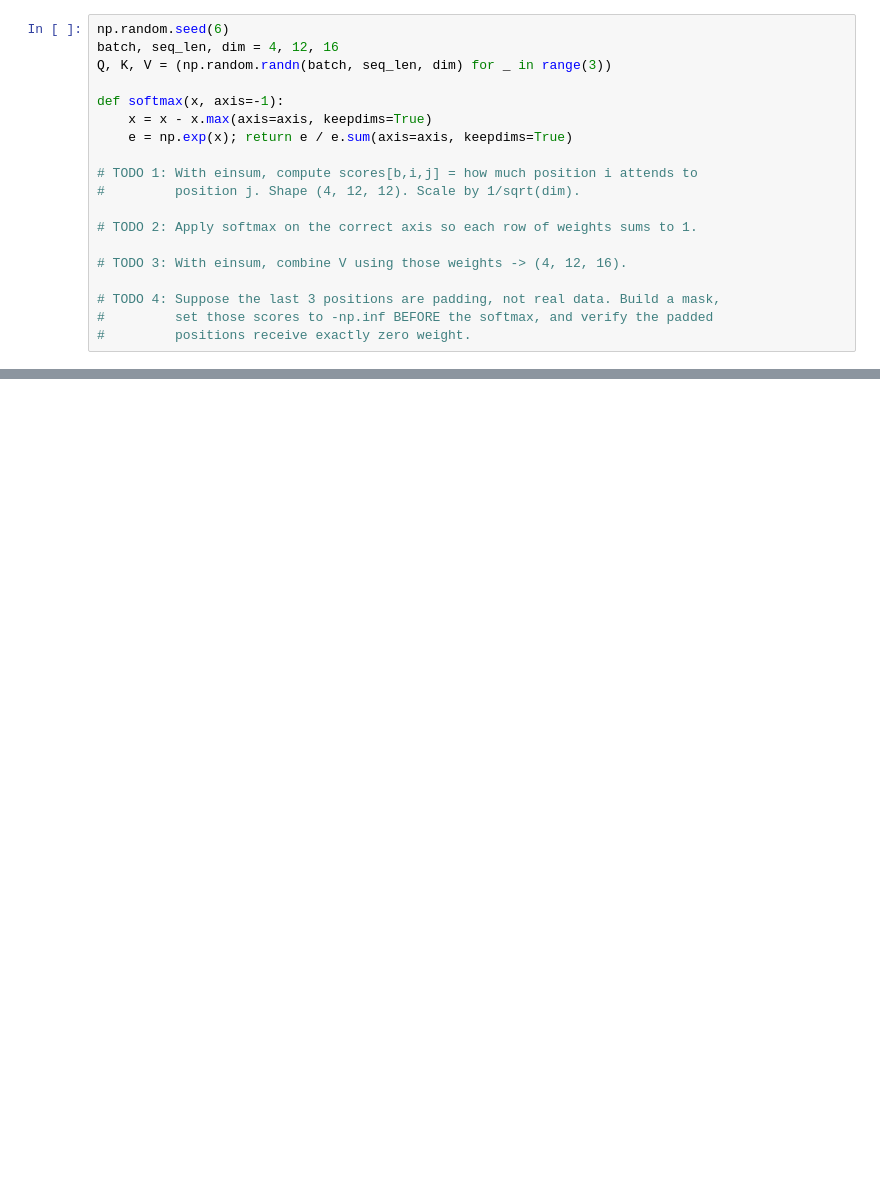
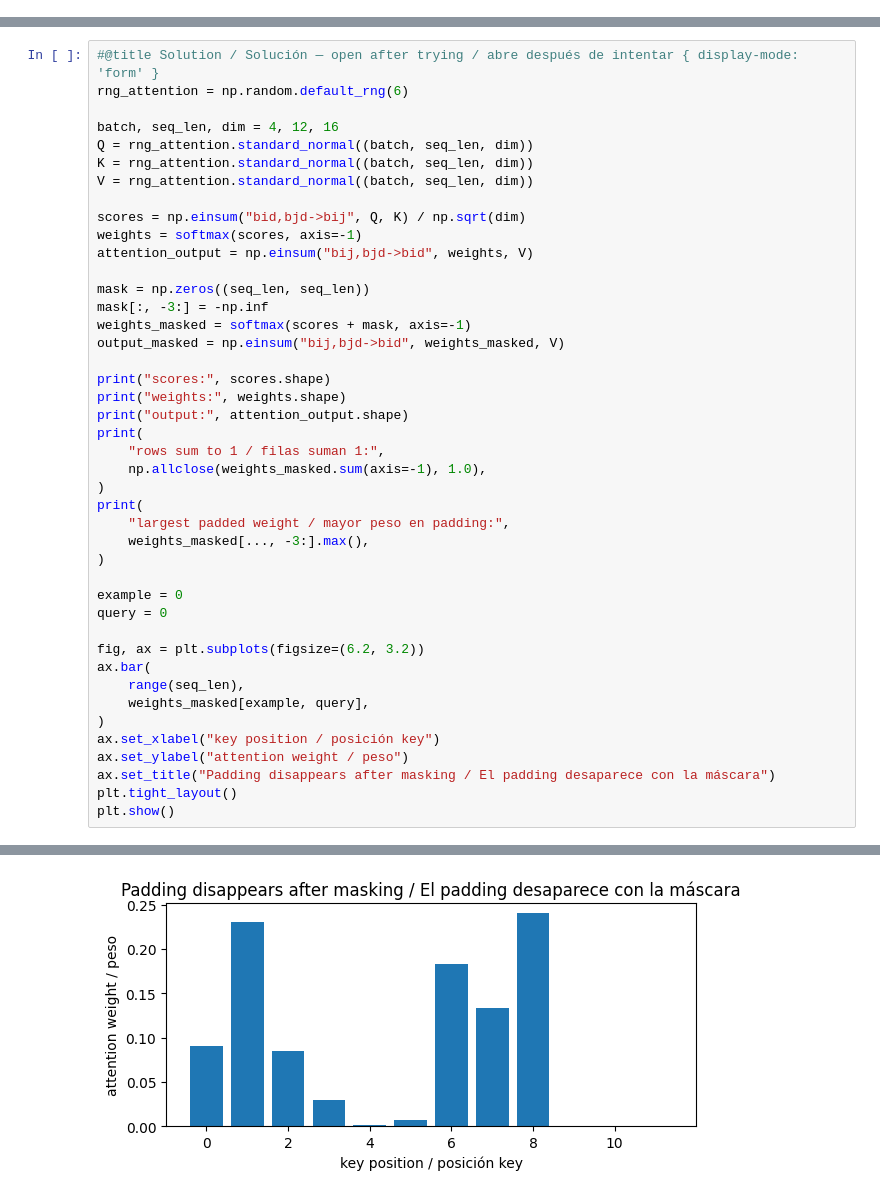
Before and after one commit to project-delphi/tensors-workshop, a Jupyter notebook: notebooks/11-wrap-up-and-take-homes.ipynb, the cells around one changed output, grey strips where cells are left out. Drawn from its saved outputs; the diff is of its cells as text; blank space fills up the shorter version.

```diff
--- a/notebooks/11-wrap-up-and-take-homes.ipynb
+++ b/notebooks/11-wrap-up-and-take-homes.ipynb
@@ -174,19 +0,0 @@ interactions.
-# %%
-np.random.seed(6)
-batch, seq_len, dim = 4, 12, 16
-Q, K, V = (np.random.randn(batch, seq_len, dim) for _ in range(3))
-
-def softmax(x, axis=-1):
-    x = x - x.max(axis=axis, keepdims=True)
-    e = np.exp(x); return e / e.sum(axis=axis, keepdims=True)
-
-# TODO 1: With einsum, compute scores[b,i,j] = how much position i attends to
-#         position j. Shape (4, 12, 12). Scale by 1/sqrt(dim).
-
-# TODO 2: Apply softmax on the correct axis so each row of weights sums to 1.
-
-# TODO 3: With einsum, combine V using those weights -> (4, 12, 16).
-
-# TODO 4: Suppose the last 3 positions are padding, not real data. Build a mask,
-#         set those scores to -np.inf BEFORE the softmax, and verify the padded
-#         positions receive exactly zero weight.
@@ -847,0 +195,44 @@ That is the whole workshop. Thank you for coming.
+# %%
+#@title Solution / Solución — open after trying / abre después de intentar { display-mode: 'form' }
+rng_attention = np.random.default_rng(6)
+
+batch, seq_len, dim = 4, 12, 16
+Q = rng_attention.standard_normal((batch, seq_len, dim))
+K = rng_attention.standard_normal((batch, seq_len, dim))
+V = rng_attention.standard_normal((batch, seq_len, dim))
+
+scores = np.einsum("bid,bjd->bij", Q, K) / np.sqrt(dim)
+weights = softmax(scores, axis=-1)
+attention_output = np.einsum("bij,bjd->bid", weights, V)
+
+mask = np.zeros((seq_len, seq_len))
+mask[:, -3:] = -np.inf
+weights_masked = softmax(scores + mask, axis=-1)
+output_masked = np.einsum("bij,bjd->bid", weights_masked, V)
+
+print("scores:", scores.shape)
+print("weights:", weights.shape)
+print("output:", attention_output.shape)
+print(
+    "rows sum to 1 / filas suman 1:",
+    np.allclose(weights_masked.sum(axis=-1), 1.0),
+)
+print(
+    "largest padded weight / mayor peso en padding:",
+    weights_masked[..., -3:].max(),
+)
+
+example = 0
+query = 0
+
+fig, ax = plt.subplots(figsize=(6.2, 3.2))
+ax.bar(
+    range(seq_len),
+    weights_masked[example, query],
+)
+ax.set_xlabel("key position / posición key")
+ax.set_ylabel("attention weight / peso")
+ax.set_title("Padding disappears after masking / El padding desaparece con la máscara")
+plt.tight_layout()
+plt.show()
+# %% [output]
@@ -847,0 +244 @@ That is the whole workshop. Thank you for coming.
+[figure, added]
```
Also changed, not shown: parts of 58 cells of this notebook.
